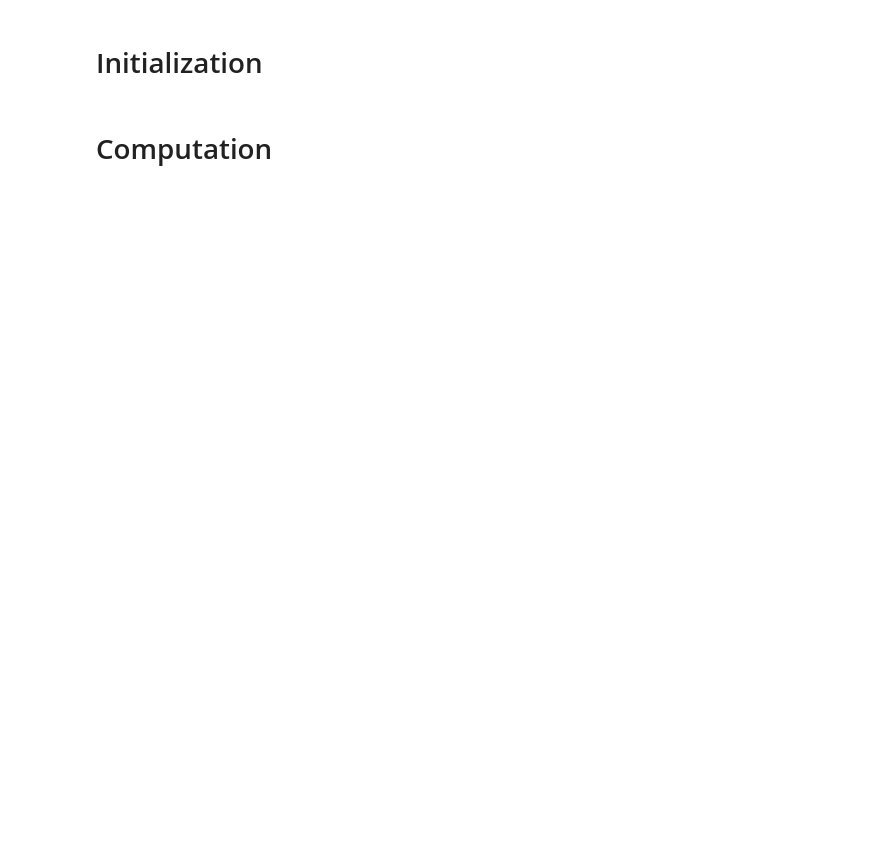
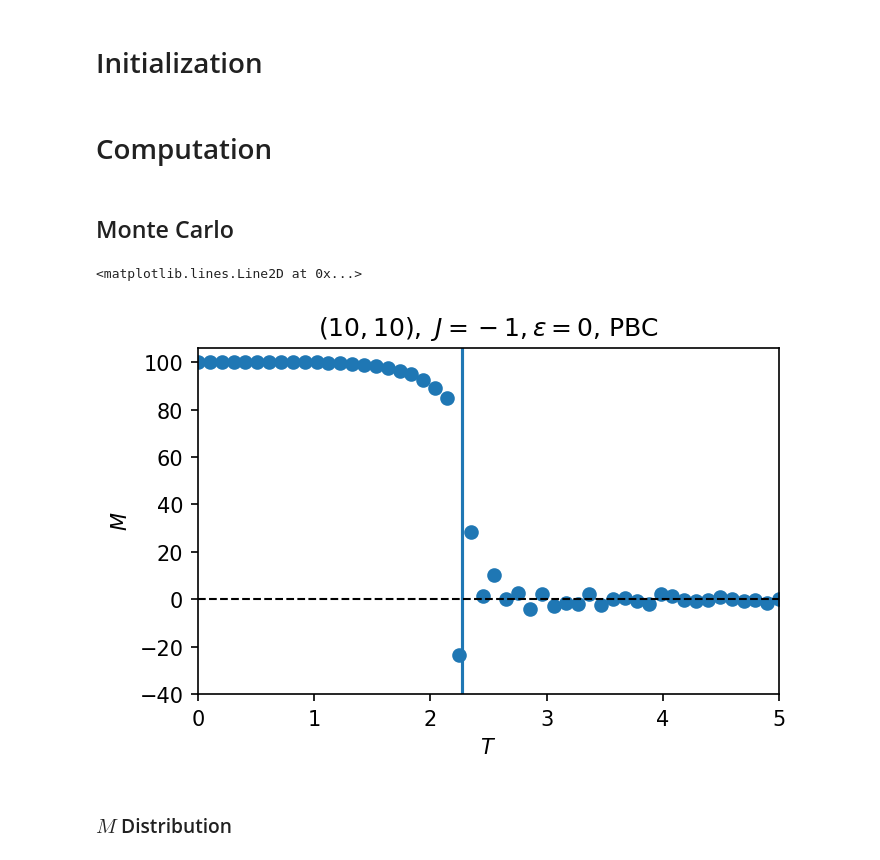
Before and after one commit to farid-rajabi/ising-model, a Jupyter notebook: main.ipynb, the cells around one changed output. Saved outputs shown, nothing was run; the diff lists cells and outputs as text; code cells hidden in the pictures; blank space fills up the shorter version.

```diff
--- a/main.ipynb
+++ b/main.ipynb
@@ -6,13 +6,13 @@ from montecarlo import MonteCarlo
 # Initialization
 # %%
 # Number of rows and columns
-N_i, N_j = 3, 6
+N_i, N_j = 10, 10
 # Magnetic field
 epsilon = 0
 # Exchange energy
 J = -1
 # Type of the boundary condition
-BC_type = 'PBC'
+# BC_type = 'PBC'
 # Differentiation steps
 delta_epsilon = 0.001
 delta_T = 0.001
@@ -20,3 +20,25 @@ delta_T = 0.001
 k_B = 1
 # %% [markdown]
 # Computation
+# %% [markdown]
+## Monte Carlo
+# %%
+lattice_1 = MonteCarlo(np.ones((N_i, N_j)), J=J)
+Ts = np.linspace(0, 5, 50)
+M_T_1 = lattice_1.magnetization_Ts(Ts, 1000, 'PBC')
+# %%
+fig, ax = plt.subplots(figsize=(5, 3), dpi=150)
+ax.scatter(Ts, M_T_1)
+ax.axvline(2.27)
+ax.set_xlabel(r'$T$')
+ax.set_ylabel(r'$M$')
+ax.set_title(r'$({}, {}),\ J = {}, \epsilon = {}$, PBC'.format(
+    N_i, N_j, J, epsilon))
+ax.set_xlim(Ts.min(), Ts.max())
+ax.set_ylim(bottom=-40)
+ax.axhline(0, ls='--', c='black', lw=1)
+# %% [output]
+<matplotlib.lines.Line2D at 0x...>
+[figure, added]
+# %% [markdown]
+### $M$ Distribution
```
Also changed, not shown: parts of 14 cells of this notebook, 1 other file.
